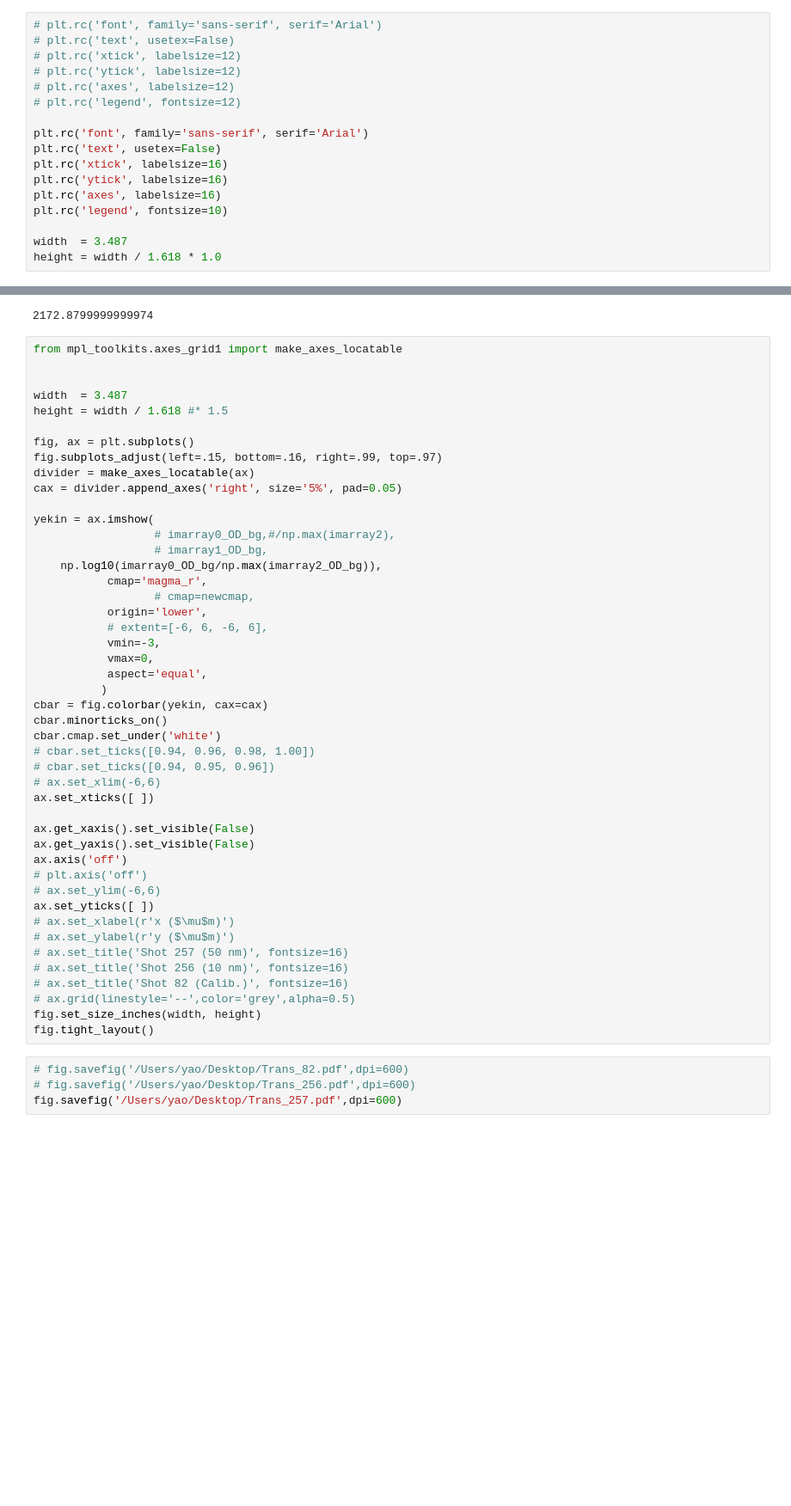
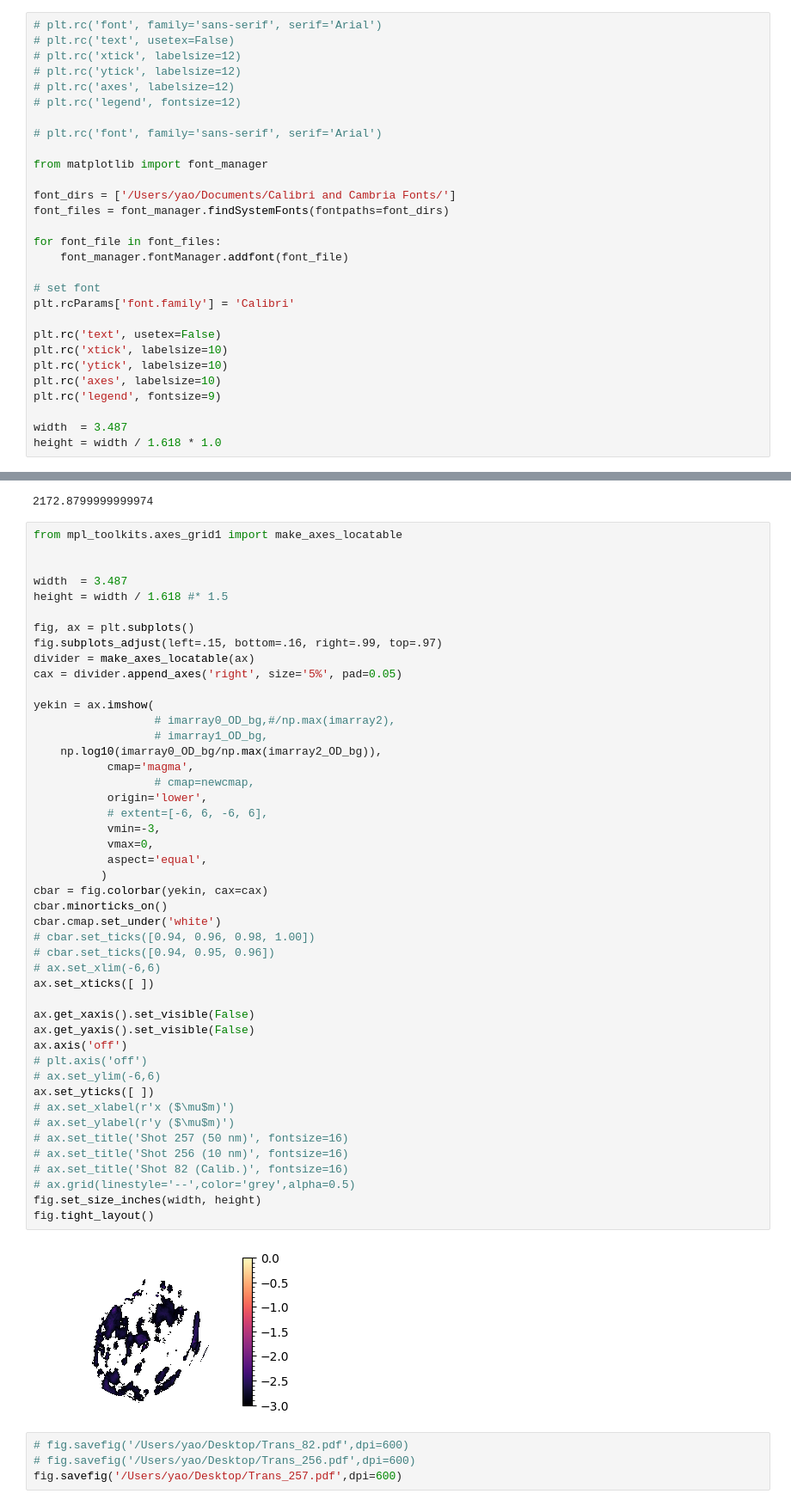
Before and after one commit to weipengyao/scripts, a Jupyter notebook: ms_dpm_fig2.ipynb, the cells around one changed output, grey strips where cells are left out. Shown at 86% size. Cells and saved outputs as stored; diff of their text form; blank space fills up the shorter version.

```diff
--- a/ms_dpm_fig2.ipynb
+++ b/ms_dpm_fig2.ipynb
@@ -74,12 +74,24 @@ Debye length ld = 9e-02 nm
 # plt.rc('axes', labelsize=12)
 # plt.rc('legend', fontsize=12)
 
-plt.rc('font', family='sans-serif', serif='Arial')
+# plt.rc('font', family='sans-serif', serif='Arial')
+
+from matplotlib import font_manager
+
+font_dirs = ['/Users/yao/Documents/Calibri and Cambria Fonts/']
+font_files = font_manager.findSystemFonts(fontpaths=font_dirs)
+
+for font_file in font_files:
+    font_manager.fontManager.addfont(font_file)
+
+# set font
+plt.rcParams['font.family'] = 'Calibri'
+
 plt.rc('text', usetex=False)
-plt.rc('xtick', labelsize=16)
-plt.rc('ytick', labelsize=16)
-plt.rc('axes', labelsize=16)
-plt.rc('legend', fontsize=10)
+plt.rc('xtick', labelsize=10)
+plt.rc('ytick', labelsize=10)
+plt.rc('axes', labelsize=10)
+plt.rc('legend', fontsize=9)
 
 width  = 3.487
 height = width / 1.618 * 1.0
@@ -1796,36 +2376,38 @@ yekin = ax.imshow(
                   # imarray0_OD_bg,#/np.max(imarray2),
                   # imarray1_OD_bg,
     np.log10(imarray0_OD_bg/np.max(imarray2_OD_bg)),
-           cmap='magma_r',
+           cmap='magma',
                   # cmap=newcmap,
            origin='lower',
            # extent=[-6, 6, -6, 6],
            vmin=-3,
            vmax=0,
            aspect='equal',
           )
 cbar = fig.colorbar(yekin, cax=cax)
 cbar.minorticks_on()
 cbar.cmap.set_under('white')
 # cbar.set_ticks([0.94, 0.96, 0.98, 1.00])
 # cbar.set_ticks([0.94, 0.95, 0.96])
 # ax.set_xlim(-6,6)
 ax.set_xticks([ ])
 
 ax.get_xaxis().set_visible(False)
 ax.get_yaxis().set_visible(False)
 ax.axis('off')
 # plt.axis('off')
 # ax.set_ylim(-6,6)
 ax.set_yticks([ ])
 # ax.set_xlabel(r'x ($\mu$m)')
 # ax.set_ylabel(r'y ($\mu$m)')
 # ax.set_title('Shot 257 (50 nm)', fontsize=16)
 # ax.set_title('Shot 256 (10 nm)', fontsize=16)
 # ax.set_title('Shot 82 (Calib.)', fontsize=16)
 # ax.grid(linestyle='--',color='grey',alpha=0.5)
 fig.set_size_inches(width, height)
 fig.tight_layout()
+# %% [output]
+[figure, added]
 # %%
 # fig.savefig('/Users/yao/Desktop/Trans_82.pdf',dpi=600)
 # fig.savefig('/Users/yao/Desktop/Trans_256.pdf',dpi=600)
```
Also changed, not shown: parts of 43 cells of this notebook, 16 other files.
